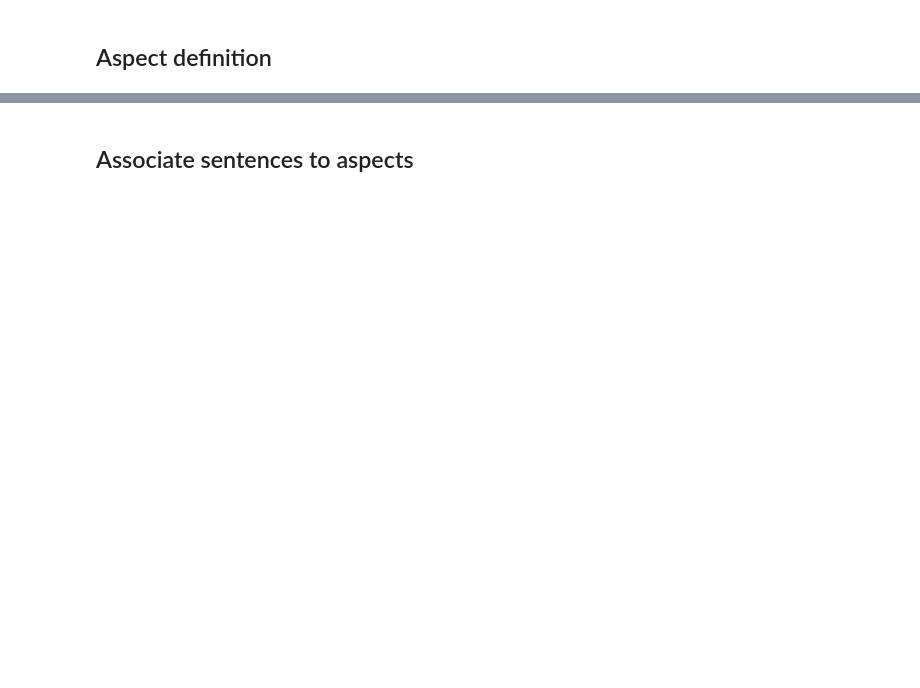
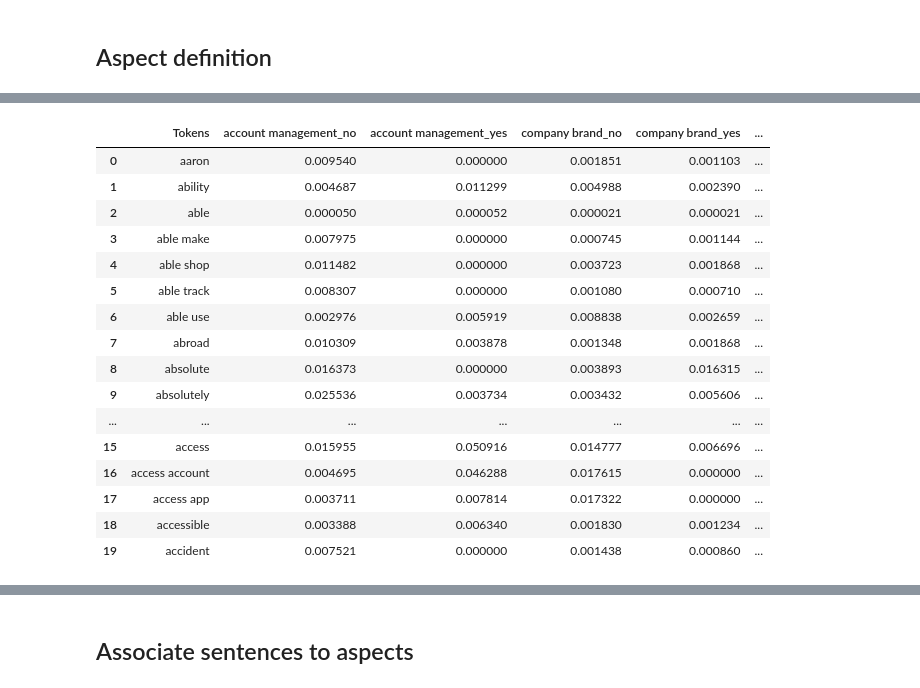
Before and after one commit to arina19-2000/unimi, a Jupyter notebook: ABSA/textsent.ipynb, the cells around one changed output, grey strips where cells are left out. Cells and saved outputs as stored; diff of their text form; code cells hidden in the pictures; blank space fills up the shorter version.

```diff
--- a/ABSA/textsent.ipynb
+++ b/ABSA/textsent.ipynb
@@ -756,0 +1023,3 @@ disp.plot(cmap='Blues', values_format='d')
+# %%
+X_traina = X_traina_.iloc[:, :-7]
+y_traina = X_traina_.iloc[:, -7:]
@@ -756,0 +1061,20 @@ disp.plot(cmap='Blues', values_format='d')
+# %%
+y_traina = y_traina.values
+y_testa = y_testa.values
+# %%
+n_aspects = y_traina.shape[1]
+
+models = []
+
+for i in range(n_aspects):
+    bc_model = BornClassifier(a=0.5, b=1, h=1)
+    bc_model.fit(X_traina, y_traina[:, i])
+    models.append(bc_model)
+# %%
+y_preda = []
+
+for model in models:
+    y_pred_aspect = model.predict(X_testa)
+    y_preda.append(y_pred_aspect)
+
+y_preda = np.column_stack(y_preda)
@@ -756,0 +1098,40 @@ disp.plot(cmap='Blues', values_format='d')
+# %%
+import pandas as pd
+from scipy.sparse import csr_matrix
+
+aspects = ['account management', 'company brand', 'logistics rides', 'online experience',
+           'purchase booking experience', 'staff support', 'value']
+
+explanations = []
+
+tokens = vectorizer2.get_feature_names_out()
+
+final_explanation_df = pd.DataFrame({'Tokens': tokens})
+
+for i, model in enumerate(models):
+    explanation2 = model.explain()
+    explanation_df = pd.DataFrame(csr_matrix(explanation2).todense(), columns=[f'{aspects[i]}_no', f'{aspects[i]}_yes'])  # Handle both columns
+
+    explanation_df["Tokens"] = tokens
+
+    final_explanation_df = final_explanation_df.merge(explanation_df, on='Tokens', how='outer')
+
+final_explanation_df.head(20)
+# %% [output]
+|  | Tokens | account management_no | account management_yes | company brand_no | company brand_yes | ... |
+| 0 | aaron | 0.009540 | 0.000000 | 0.001851 | 0.001103 | ... |
+| 1 | ability | 0.004687 | 0.011299 | 0.004988 | 0.002390 | ... |
+| 2 | able | 0.000050 | 0.000052 | 0.000021 | 0.000021 | ... |
+| 3 | able make | 0.007975 | 0.000000 | 0.000745 | 0.001144 | ... |
+| 4 | able shop | 0.011482 | 0.000000 | 0.003723 | 0.001868 | ... |
+| 5 | able track | 0.008307 | 0.000000 | 0.001080 | 0.000710 | ... |
+| 6 | able use | 0.002976 | 0.005919 | 0.008838 | 0.002659 | ... |
+| 7 | abroad | 0.010309 | 0.003878 | 0.001348 | 0.001868 | ... |
+| 8 | absolute | 0.016373 | 0.000000 | 0.003893 | 0.016315 | ... |
+| 9 | absolutely | 0.025536 | 0.003734 | 0.003432 | 0.005606 | ... |
+| ... | ... | ... | ... | ... | ... | ... |
+| 15 | access | 0.015955 | 0.050916 | 0.014777 | 0.006696 | ... |
+| 16 | access account | 0.004695 | 0.046288 | 0.017615 | 0.000000 | ... |
+| 17 | access app | 0.003711 | 0.007814 | 0.017322 | 0.000000 | ... |
+| 18 | accessible | 0.003388 | 0.006340 | 0.001830 | 0.001234 | ... |
+| 19 | accident | 0.007521 | 0.000000 | 0.001438 | 0.000860 | ... |
```
Also changed, not shown: parts of 42 cells of this notebook.
